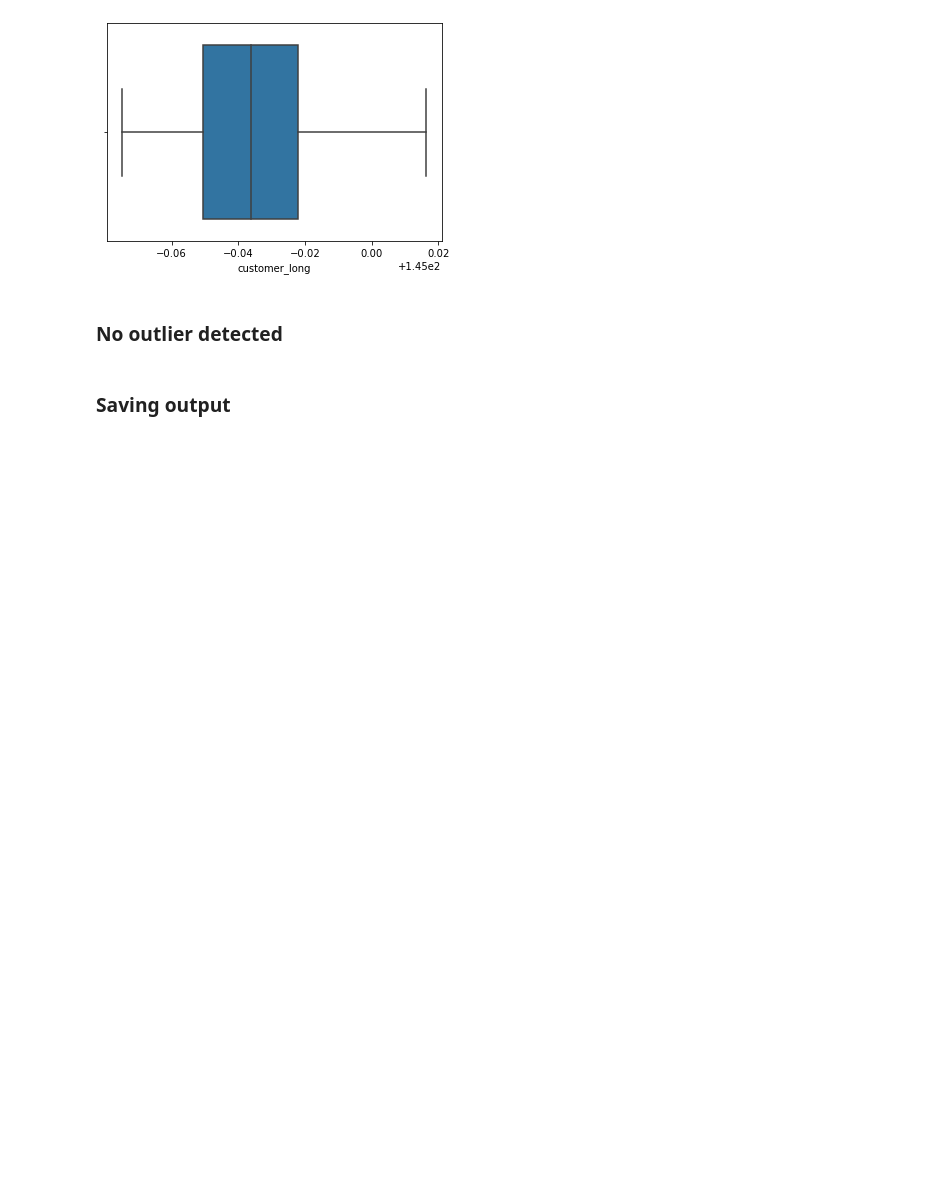
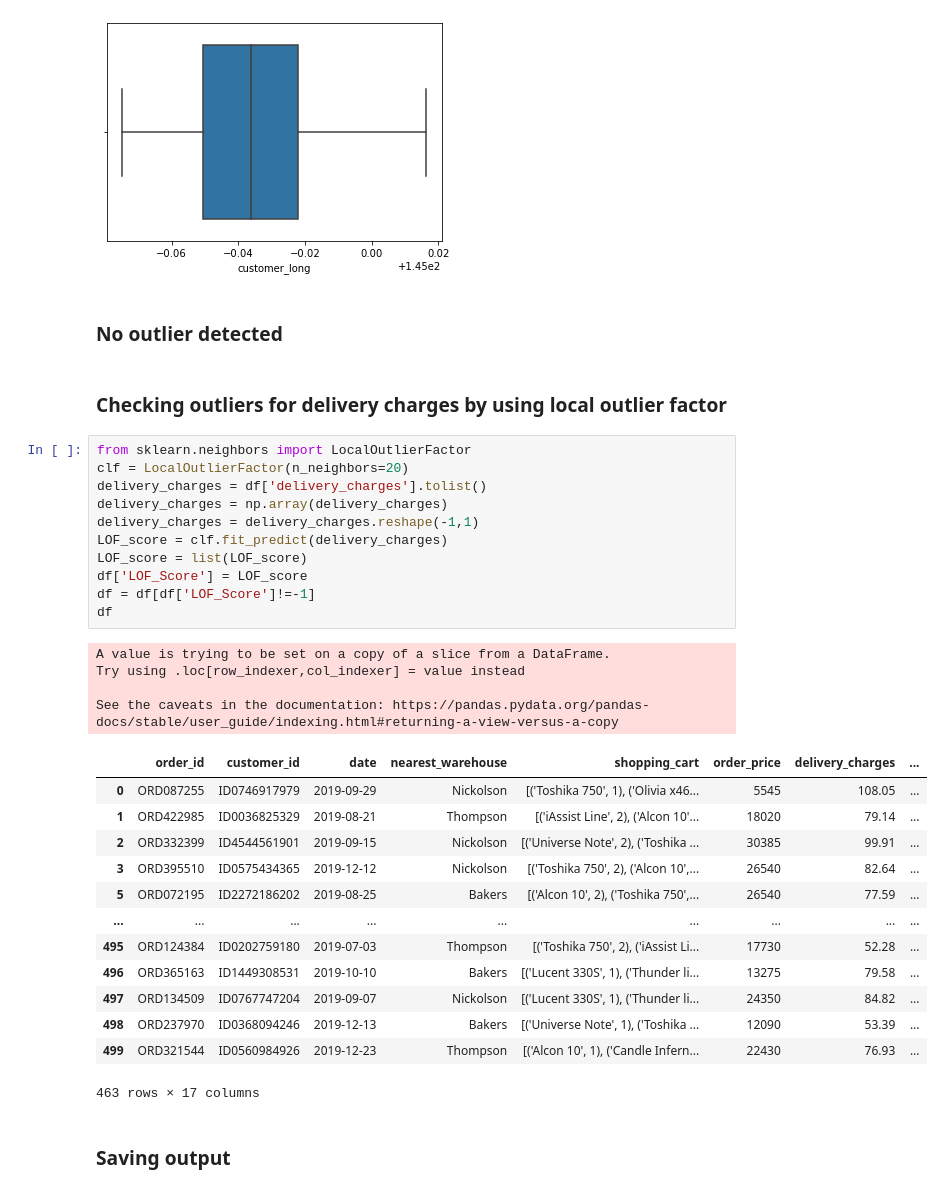
Before and after one commit to S-M-Ammar/Projects, a Jupyter notebook: EDA For missing values, outliers and anomalies/OutliersValues.ipynb, the cells around one changed output. Saved outputs shown, nothing was run; the diff lists cells and outputs as text; blank space fills up the shorter version.

Commit message:
EDA for missing values, anomalies , outliers

```diff
--- a/EDA For missing values, outliers and anomalies/OutliersValues.ipynb
+++ b/EDA For missing values, outliers and anomalies/OutliersValues.ipynb
@@ -183,6 +183,37 @@ sns.boxplot(df['customer_long'])
 [figure]
 # %% [markdown]
 ### No outlier detected
+# %% [markdown]
+### Checking outliers for delivery charges by using local outlier factor
+# %%
+from sklearn.neighbors import LocalOutlierFactor
+clf = LocalOutlierFactor(n_neighbors=20)
+delivery_charges = df['delivery_charges'].tolist()
+delivery_charges = np.array(delivery_charges)
+delivery_charges = delivery_charges.reshape(-1,1)
+LOF_score = clf.fit_predict(delivery_charges)
+LOF_score = list(LOF_score)
+df['LOF_Score'] = LOF_score
+df = df[df['LOF_Score']!=-1]
+df
+# %% [output]
+A value is trying to be set on a copy of a slice from a DataFrame.
+Try using .loc[row_indexer,col_indexer] = value instead
+
+See the caveats in the documentation: https://pandas.pydata.org/pandas-docs/stable/user_guide/indexing.html#returning-a-view-versus-a-copy
+|  | order_id | customer_id | date | nearest_warehouse | shopping_cart | order_price | delivery_charges | ... |
+| 0 | ORD087255 | ID0746917979 | 2019-09-29 | Nickolson | [('Toshika 750', 1), ('Olivia x46... | 5545 | 108.05 | ... |
+| 1 | ORD422985 | ID0036825329 | 2019-08-21 | Thompson | [('iAssist Line', 2), ('Alcon 10'... | 18020 | 79.14 | ... |
+| 2 | ORD332399 | ID4544561901 | 2019-09-15 | Nickolson | [('Universe Note', 2), ('Toshika ... | 30385 | 99.91 | ... |
+| 3 | ORD395510 | ID0575434365 | 2019-12-12 | Nickolson | [('Toshika 750', 2), ('Alcon 10',... | 26540 | 82.64 | ... |
+| 5 | ORD072195 | ID2272186202 | 2019-08-25 | Bakers | [('Alcon 10', 2), ('Toshika 750',... | 26540 | 77.59 | ... |
+| ... | ... | ... | ... | ... | ... | ... | ... | ... |
+| 495 | ORD124384 | ID0202759180 | 2019-07-03 | Thompson | [('Toshika 750', 2), ('iAssist Li... | 17730 | 52.28 | ... |
+| 496 | ORD365163 | ID1449308531 | 2019-10-10 | Bakers | [('Lucent 330S', 1), ('Thunder li... | 13275 | 79.58 | ... |
+| 497 | ORD134509 | ID0767747204 | 2019-09-07 | Nickolson | [('Lucent 330S', 1), ('Thunder li... | 24350 | 84.82 | ... |
+| 498 | ORD237970 | ID0368094246 | 2019-12-13 | Bakers | [('Universe Note', 1), ('Toshika ... | 12090 | 53.39 | ... |
+| 499 | ORD321544 | ID0560984926 | 2019-12-23 | Thompson | [('Alcon 10', 1), ('Candle Infern... | 22430 | 76.93 | ... |
+463 rows × 17 columns
 # %% [markdown]
 ### Saving output
 # %%
```
Also changed, not shown: 1 other file.
